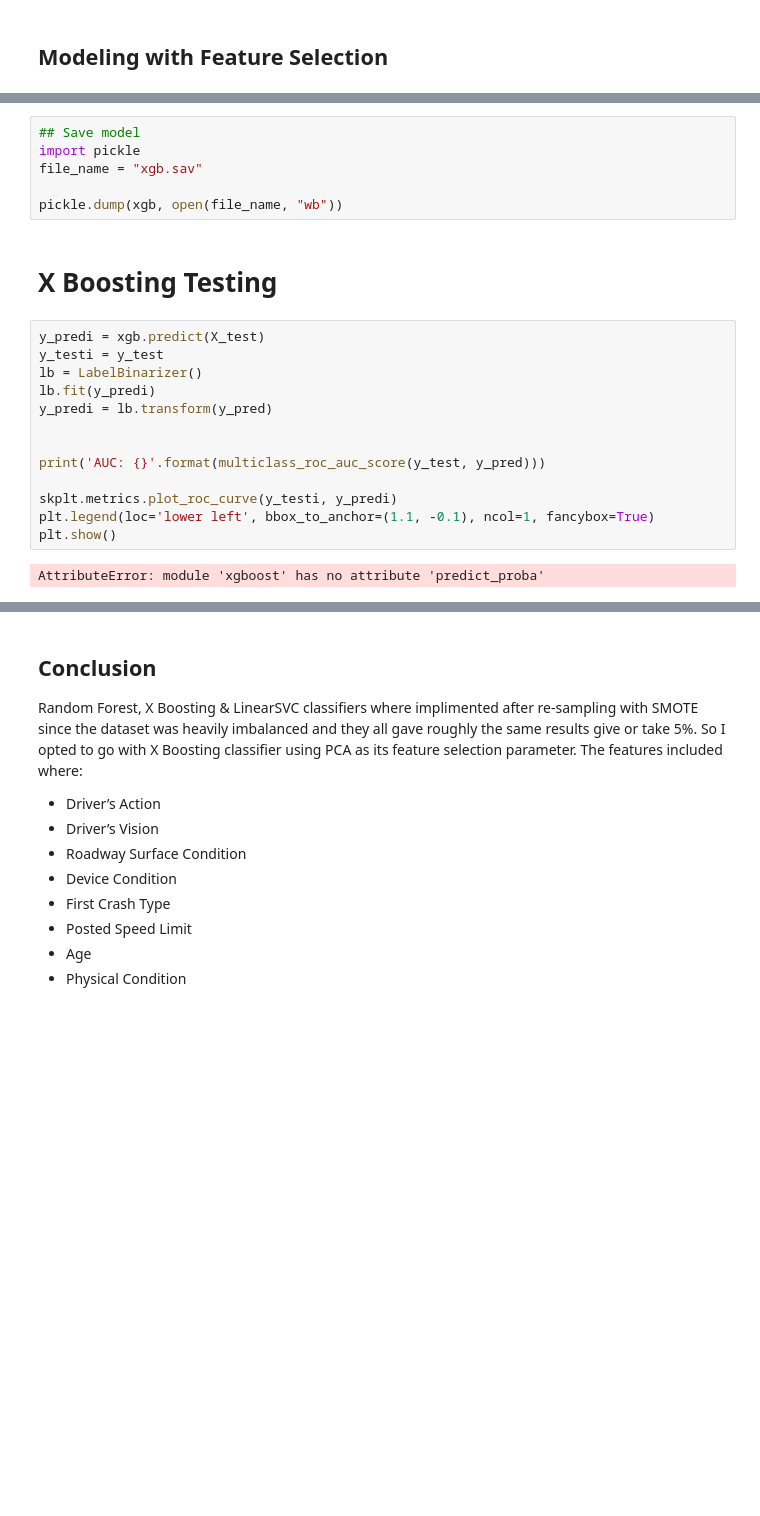
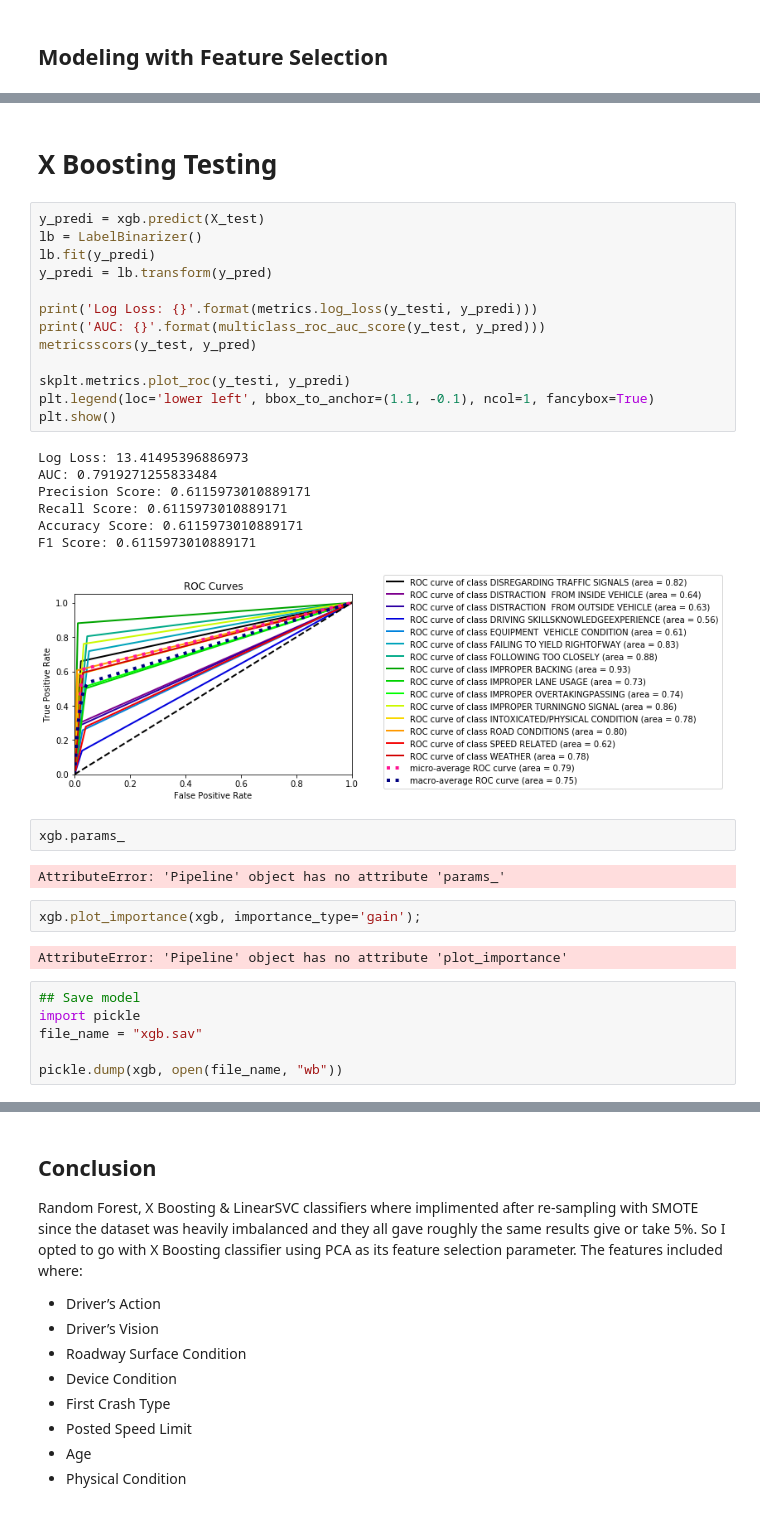
Before and after one commit to arithescientist/chicago_primary_cause_of-caraccidents, a Jupyter notebook: student.ipynb, the cells around one changed output, grey strips where cells are left out. Saved outputs shown, nothing was run; the diff lists cells and outputs as text; blank space fills up the shorter version.

```diff
--- a/student.ipynb
+++ b/student.ipynb
@@ -606,23 +378,37 @@ NameError: name 'PCA' is not defined
+# %% [markdown]
+# X Boosting Testing
+# %%
+y_predi = xgb.predict(X_test)
+lb = LabelBinarizer()
+lb.fit(y_predi)
+y_predi = lb.transform(y_pred)
+
+print('Log Loss: {}'.format(metrics.log_loss(y_testi, y_predi)))
+print('AUC: {}'.format(multiclass_roc_auc_score(y_test, y_pred)))
+metricsscors(y_test, y_pred)
+
+skplt.metrics.plot_roc(y_testi, y_predi)
+plt.legend(loc='lower left', bbox_to_anchor=(1.1, -0.1), ncol=1, fancybox=True)
+plt.show()
+# %% [output]
+Log Loss: 13.41495396886973
+AUC: 0.7919271255833484
+Precision Score: 0.6115973010889171
+Recall Score: 0.6115973010889171
+Accuracy Score: 0.6115973010889171
+F1 Score: 0.6115973010889171
+[figure, added]
+# %%
+xgb.params_
+# %% [output]
+AttributeError: 'Pipeline' object has no attribute 'params_'
+# %%
+xgb.plot_importance(xgb, importance_type='gain');
+# %% [output]
+AttributeError: 'Pipeline' object has no attribute 'plot_importance'
 # %%
 ## Save model
 import pickle
 file_name = "xgb.sav"
 
 pickle.dump(xgb, open(file_name, "wb"))
-# %% [markdown]
-# X Boosting Testing
-# %%
-y_predi = xgb.predict(X_test)
-y_testi = y_test
-lb = LabelBinarizer()
-lb.fit(y_predi)
-y_predi = lb.transform(y_pred)
-
-
-print('AUC: {}'.format(multiclass_roc_auc_score(y_test, y_pred)))
-
-skplt.metrics.plot_roc_curve(y_testi, y_predi)
-plt.legend(loc='lower left', bbox_to_anchor=(1.1, -0.1), ncol=1, fancybox=True)
-plt.show()
-# %% [output]
-AttributeError: module 'xgboost' has no attribute 'predict_proba'
```
Also changed, not shown: parts of 45 cells of this notebook, 3 other files.
